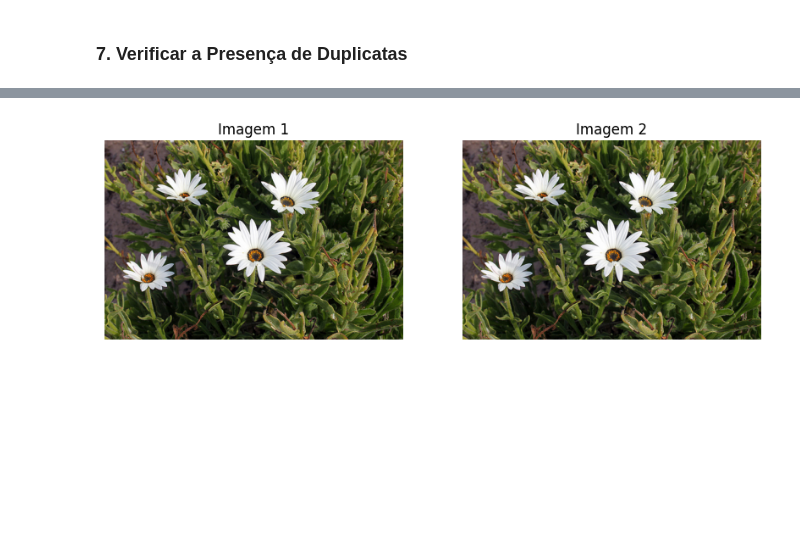
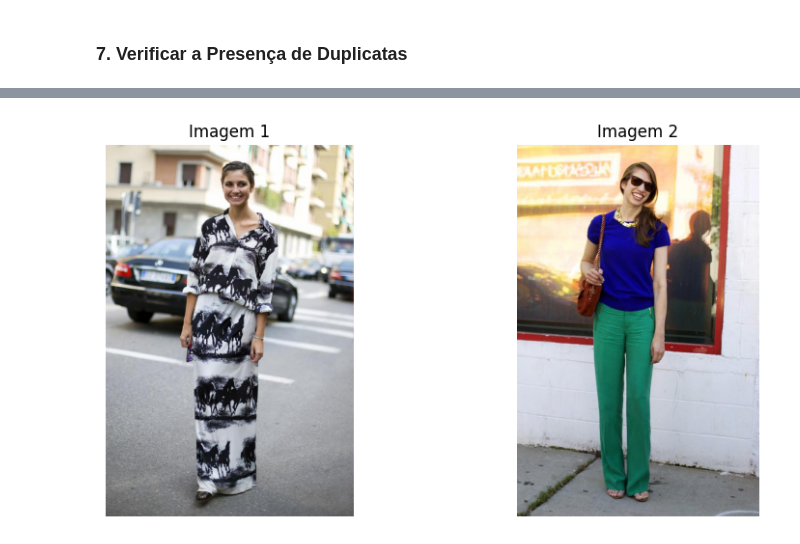
Before and after one commit to RaphaelCarvalh/BootCampAVANTI_machine_learning, a Jupyter notebook: Ativ04/arquivos_modelos/[Avanti_Bootcamp_ML_Etapa_1]_Flowers_Classification.ipynb, the cells around one changed output, grey strips where cells are left out. Drawn from its saved outputs; the diff is of its cells as text; code cells hidden in the pictures; blank space fills up the shorter version.

```diff
--- a/Ativ04/arquivos_modelos/[Avanti_Bootcamp_ML_Etapa_1]_Flowers_Classification.ipynb
+++ b/Ativ04/arquivos_modelos/[Avanti_Bootcamp_ML_Etapa_1]_Flowers_Classification.ipynb
@@ -235,27 +268,27 @@ duplicated_images
 # %%
-image1 = cv2.imread('./flowers-five-classes/train/daisy/10993710036_2033222c91.jpg')
-image2 = cv2.imread('./flowers-five-classes/train/daisy/10993818044_4c19b86c82.jpg')
+image1 = cv2.imread('/content/clothing-coparsing-dataset/images/0025.jpg')
+image2 = cv2.imread('/content/clothing-coparsing-dataset/images/1790.jpg')
 
 fig, axes = plt.subplots(1, 2, figsize=(10, 5))
 
 # Converter de BGR (formato OpenCV) para RGB (formato Matplotlib)
 image1_rgb = cv2.cvtColor(image1, cv2.COLOR_BGR2RGB)
 image2_rgb = cv2.cvtColor(image2, cv2.COLOR_BGR2RGB)
 
 # Mostrar a primeira imagem
 axes[0].imshow(image1_rgb)
 axes[0].axis('off')  # Remove os eixos
 axes[0].set_title('Imagem 1')
 
 # Mostrar a segunda imagem
 axes[1].imshow(image2_rgb)
 axes[1].axis('off')  # Remove os eixos
 axes[1].set_title('Imagem 2')
 
 # Exibir as imagens
 plt.show()
 # %% [output]
-[figure, old version]
+[figure, new version]
 # %%
 # Agrupando duplicatas por classe (coluna 'label') e contando
 duplicates_by_class = df_duplicated.groupby('label').size()
```
Also changed, not shown: parts of 20 cells of this notebook.
